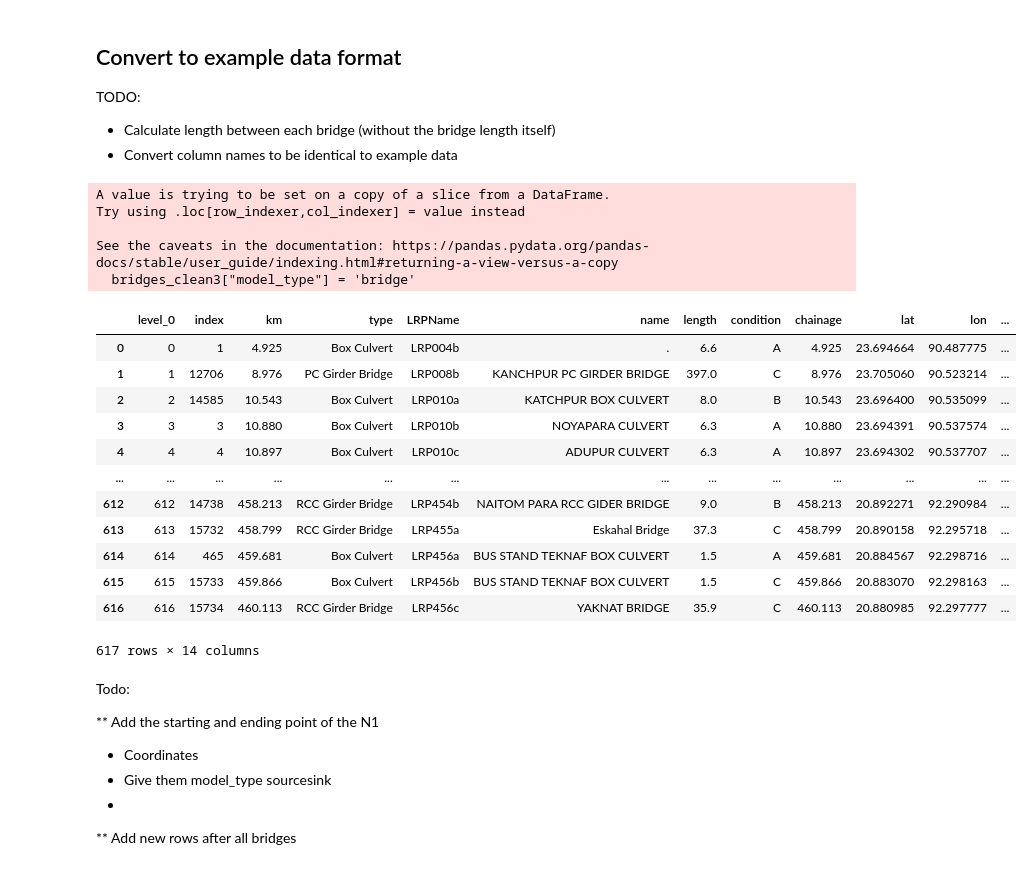
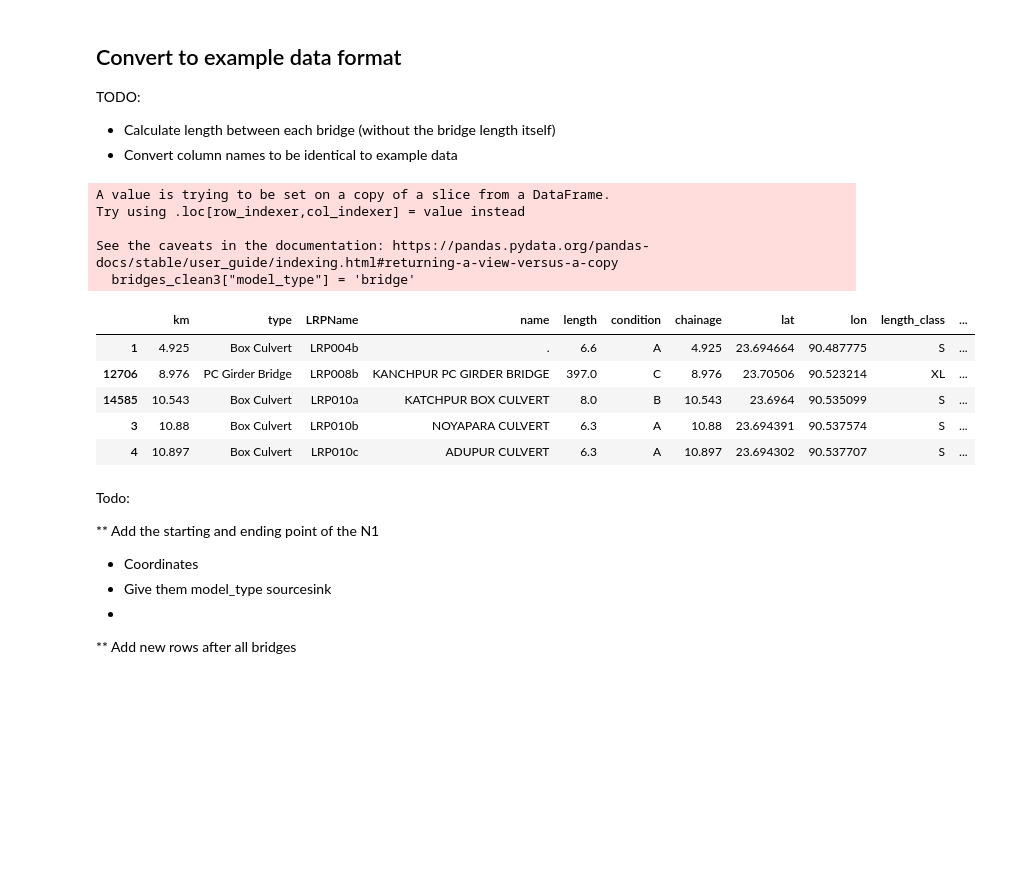
Before and after one commit to EwoutH/EPA1352-Adv-Simulation, a Jupyter notebook: EPA1352-G06-A2/notebooks/bridges_eda.ipynb, the cells around one changed output. Cells and saved outputs as stored; diff of their text form; code cells hidden in the pictures; blank space fills up the shorter version.

Commit message:
bridges gecleaned naar stijl van demo
summary

```diff
--- a/EPA1352-G06-A2/notebooks/bridges_eda.ipynb
+++ b/EPA1352-G06-A2/notebooks/bridges_eda.ipynb
@@ -100,25 +100,18 @@ bridges_clean3.to_csv('bridges.csv')
 # %%
 bridges_clean3["model_type"] = 'bridge'
-bridges_clean3
+bridges_clean3.head()
 # %% [output]
 A value is trying to be set on a copy of a slice from a DataFrame.
 Try using .loc[row_indexer,col_indexer] = value instead
 
 See the caveats in the documentation: https://pandas.pydata.org/pandas-docs/stable/user_guide/indexing.html#returning-a-view-versus-a-copy
   bridges_clean3["model_type"] = 'bridge'
-|  | level_0 | index | km | type | LRPName | name | length | condition | chainage | lat | lon | ... |
-| 0 | 0 | 1 | 4.925 | Box Culvert | LRP004b | . | 6.6 | A | 4.925 | 23.694664 | 90.487775 | ... |
-| 1 | 1 | 12706 | 8.976 | PC Girder Bridge | LRP008b | KANCHPUR PC GIRDER BRIDGE | 397.0 | C | 8.976 | 23.705060 | 90.523214 | ... |
-| 2 | 2 | 14585 | 10.543 | Box Culvert | LRP010a | KATCHPUR BOX CULVERT | 8.0 | B | 10.543 | 23.696400 | 90.535099 | ... |
-| 3 | 3 | 3 | 10.880 | Box Culvert | LRP010b | NOYAPARA CULVERT | 6.3 | A | 10.880 | 23.694391 | 90.537574 | ... |
-| 4 | 4 | 4 | 10.897 | Box Culvert | LRP010c | ADUPUR CULVERT | 6.3 | A | 10.897 | 23.694302 | 90.537707 | ... |
-| ... | ... | ... | ... | ... | ... | ... | ... | ... | ... | ... | ... | ... |
-| 612 | 612 | 14738 | 458.213 | RCC Girder Bridge | LRP454b | NAITOM PARA RCC GIDER BRIDGE | 9.0 | B | 458.213 | 20.892271 | 92.290984 | ... |
-| 613 | 613 | 15732 | 458.799 | RCC Girder Bridge | LRP455a | Eskahal Bridge | 37.3 | C | 458.799 | 20.890158 | 92.295718 | ... |
-| 614 | 614 | 465 | 459.681 | Box Culvert | LRP456a | BUS STAND TEKNAF BOX CULVERT | 1.5 | A | 459.681 | 20.884567 | 92.298716 | ... |
-| 615 | 615 | 15733 | 459.866 | Box Culvert | LRP456b | BUS STAND TEKNAF BOX CULVERT | 1.5 | C | 459.866 | 20.883070 | 92.298163 | ... |
-| 616 | 616 | 15734 | 460.113 | RCC Girder Bridge | LRP456c | YAKNAT BRIDGE | 35.9 | C | 460.113 | 20.880985 | 92.297777 | ... |
+|  | km | type | LRPName | name | length | condition | chainage | lat | lon | length_class | ... |
+| 1 | 4.925 | Box Culvert | LRP004b | . | 6.6 | A | 4.925 | 23.694664 | 90.487775 | S | ... |
+| 12706 | 8.976 | PC Girder Bridge | LRP008b | KANCHPUR PC GIRDER BRIDGE | 397.0 | C | 8.976 | 23.70506 | 90.523214 | XL | ... |
+| 14585 | 10.543 | Box Culvert | LRP010a | KATCHPUR BOX CULVERT | 8.0 | B | 10.543 | 23.6964 | 90.535099 | S | ... |
+| 3 | 10.88 | Box Culvert | LRP010b | NOYAPARA CULVERT | 6.3 | A | 10.88 | 23.694391 | 90.537574 | S | ... |
+| 4 | 10.897 | Box Culvert | LRP010c | ADUPUR CULVERT | 6.3 | A | 10.897 | 23.694302 | 90.537707 | S | ... |
-617 rows × 14 columns
 # %% [markdown]
 Todo:
 
```
Also changed, not shown: parts of 6 cells of this notebook.
